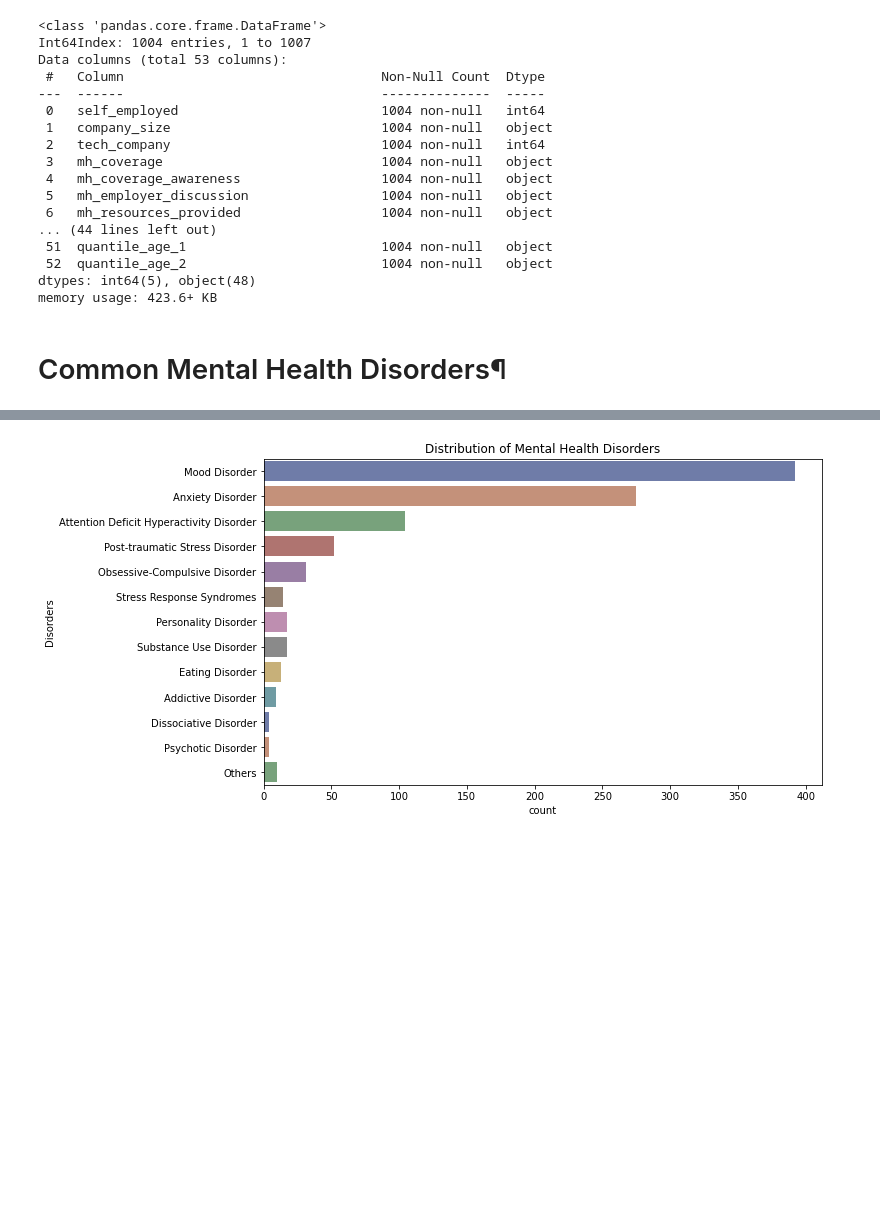
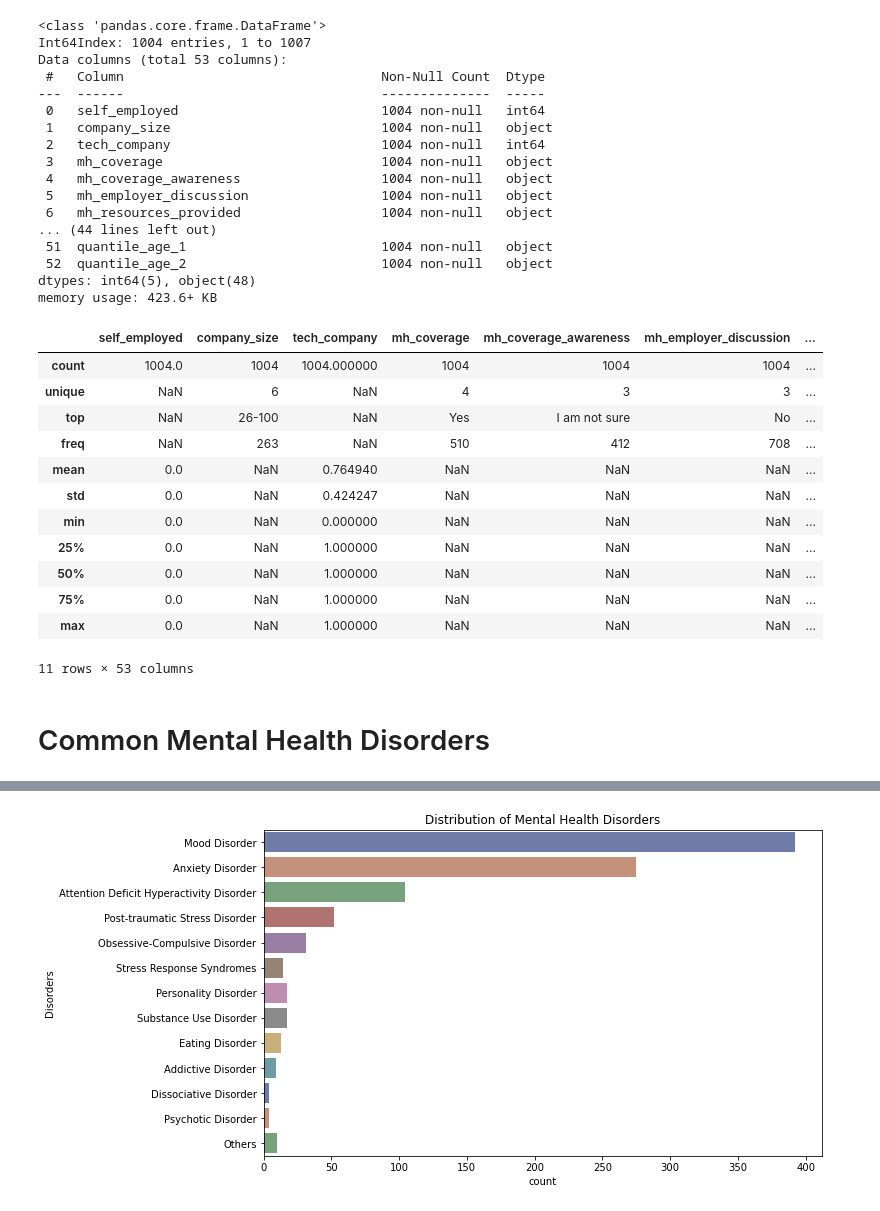
Before and after one commit to ArtTucker/mental_health_and_economics, a Jupyter notebook: data_preprocessing/Visualizations.ipynb, the cells around one changed output, grey strips where cells are left out. Saved outputs shown, nothing was run; the diff lists cells and outputs as text; code cells hidden in the pictures; blank space fills up the shorter version.

```diff
--- a/data_preprocessing/Visualizations.ipynb
+++ b/data_preprocessing/Visualizations.ipynb
@@ -48,6 +48,22 @@ Data columns (total 53 columns):
  52  quantile_age_2                         1004 non-null   object
 dtypes: int64(5), object(48)
 memory usage: 423.6+ KB
+# %%
+df.describe(include='all')
+# %% [output]
+|  | self_employed | company_size | tech_company | mh_coverage | mh_coverage_awareness | mh_employer_discussion | ... |
+| count | 1004.0 | 1004 | 1004.000000 | 1004 | 1004 | 1004 | ... |
+| unique | NaN | 6 | NaN | 4 | 3 | 3 | ... |
+| top | NaN | 26-100 | NaN | Yes | I am not sure | No | ... |
+| freq | NaN | 263 | NaN | 510 | 412 | 708 | ... |
+| mean | 0.0 | NaN | 0.764940 | NaN | NaN | NaN | ... |
+| std | 0.0 | NaN | 0.424247 | NaN | NaN | NaN | ... |
+| min | 0.0 | NaN | 0.000000 | NaN | NaN | NaN | ... |
+| 25% | 0.0 | NaN | 1.000000 | NaN | NaN | NaN | ... |
+| 50% | 0.0 | NaN | 1.000000 | NaN | NaN | NaN | ... |
+| 75% | 0.0 | NaN | 1.000000 | NaN | NaN | NaN | ... |
+| max | 0.0 | NaN | 1.000000 | NaN | NaN | NaN | ... |
+11 rows × 53 columns
 # %% [markdown]
-# Common Mental Health Disorders¶
+# Common Mental Health Disorders
 # %%
```
Also changed, not shown: parts of 6 cells of this notebook.
